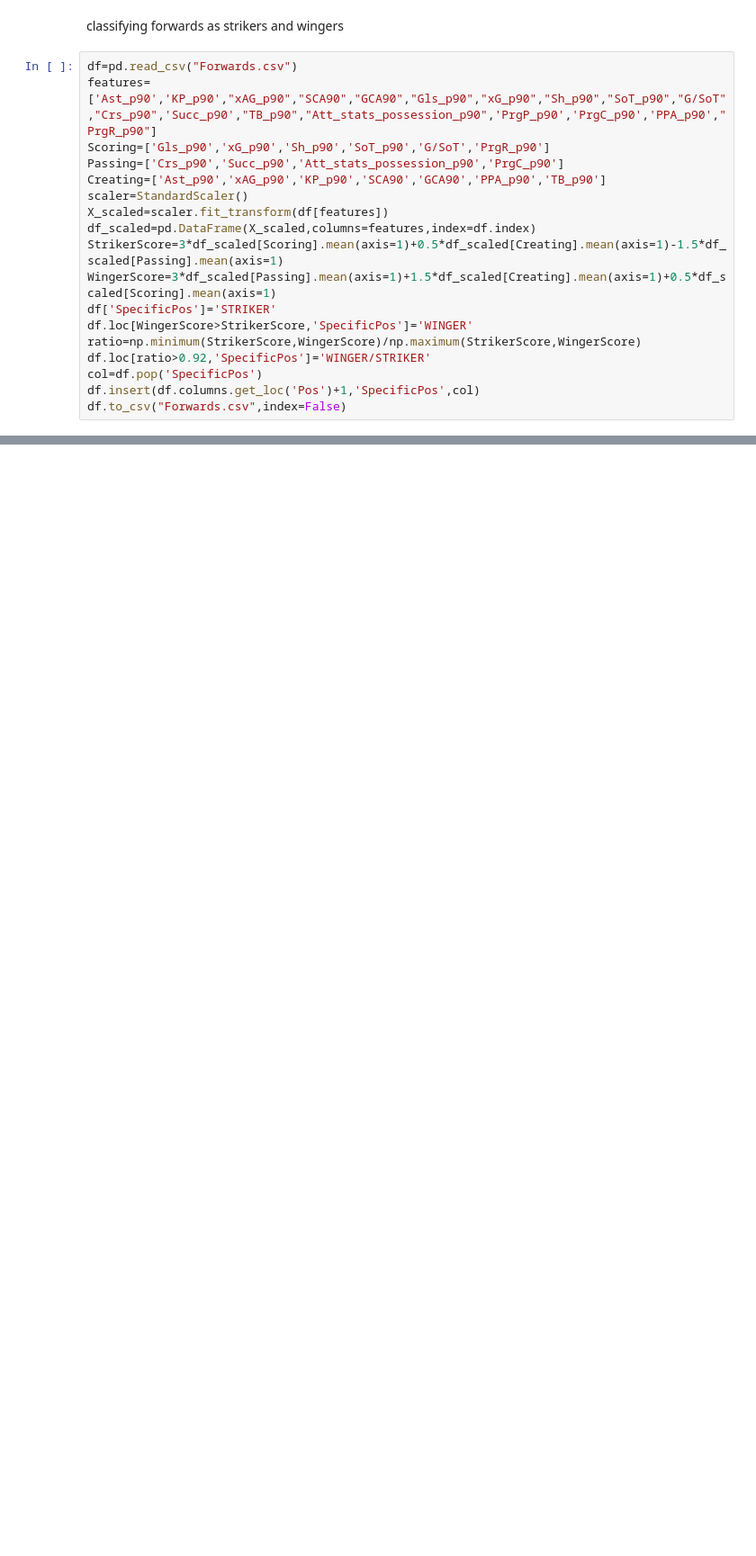
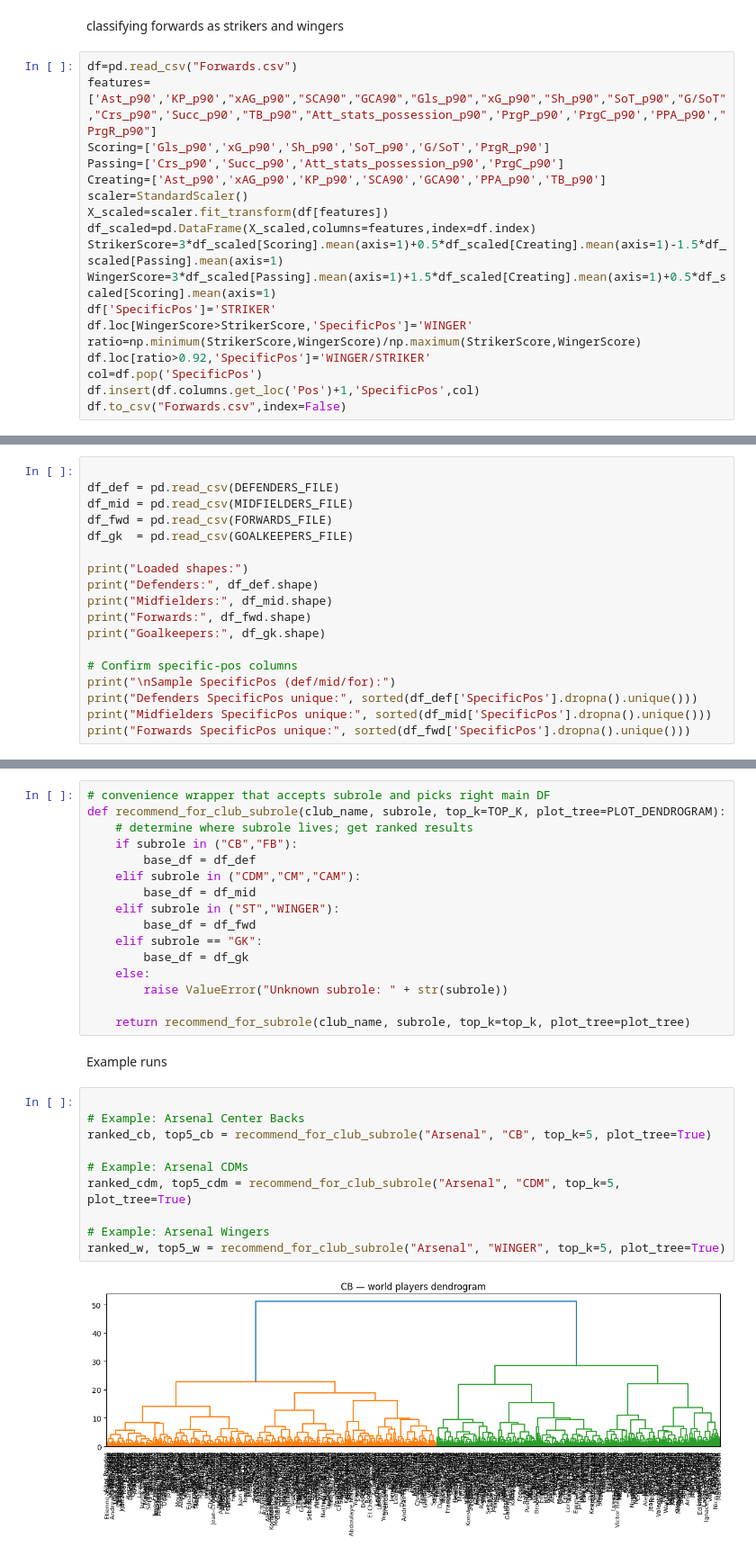
Before and after one commit to Shazil-we/Football-Transfer-Recommendation, a Jupyter notebook: project.ipynb, the cells around one changed output, grey strips where cells are left out. Shown at 90% size. Cells and saved outputs as stored; diff of their text form; blank space fills up the shorter version.

```diff
--- a/project.ipynb
+++ b/project.ipynb
@@ -322,0 +349,18 @@ df.to_csv("Forwards.csv",index=False)
+# %%
+
+df_def = pd.read_csv(DEFENDERS_FILE)
+df_mid = pd.read_csv(MIDFIELDERS_FILE)
+df_fwd = pd.read_csv(FORWARDS_FILE)
+df_gk  = pd.read_csv(GOALKEEPERS_FILE)
+
+print("Loaded shapes:")
+print("Defenders:", df_def.shape)
+print("Midfielders:", df_mid.shape)
+print("Forwards:", df_fwd.shape)
+print("Goalkeepers:", df_gk.shape)
+
+# Confirm specific-pos columns
+print("\nSample SpecificPos (def/mid/for):")
+print("Defenders SpecificPos unique:", sorted(df_def['SpecificPos'].dropna().unique()))
+print("Midfielders SpecificPos unique:", sorted(df_mid['SpecificPos'].dropna().unique()))
+print("Forwards SpecificPos unique:", sorted(df_fwd['SpecificPos'].dropna().unique()))
@@ -322,0 +572,30 @@ df.to_csv("Forwards.csv",index=False)
+# %%
+# convenience wrapper that accepts subrole and picks right main DF
+def recommend_for_club_subrole(club_name, subrole, top_k=TOP_K, plot_tree=PLOT_DENDROGRAM):
+    # determine where subrole lives; get ranked results
+    if subrole in ("CB","FB"):
+        base_df = df_def
+    elif subrole in ("CDM","CM","CAM"):
+        base_df = df_mid
+    elif subrole in ("ST","WINGER"):
+        base_df = df_fwd
+    elif subrole == "GK":
+        base_df = df_gk
+    else:
+        raise ValueError("Unknown subrole: " + str(subrole))
+
+    return recommend_for_subrole(club_name, subrole, top_k=top_k, plot_tree=plot_tree)
+# %% [markdown]
+Example runs
+# %%
+
+# Example: Arsenal Center Backs
+ranked_cb, top5_cb = recommend_for_club_subrole("Arsenal", "CB", top_k=5, plot_tree=True)
+
+# Example: Arsenal CDMs
+ranked_cdm, top5_cdm = recommend_for_club_subrole("Arsenal", "CDM", top_k=5, plot_tree=True)
+
+# Example: Arsenal Wingers
+ranked_w, top5_w = recommend_for_club_subrole("Arsenal", "WINGER", top_k=5, plot_tree=True)
+# %% [output]
+[figure, added]
```
Also changed, not shown: parts of 13 cells of this notebook.
